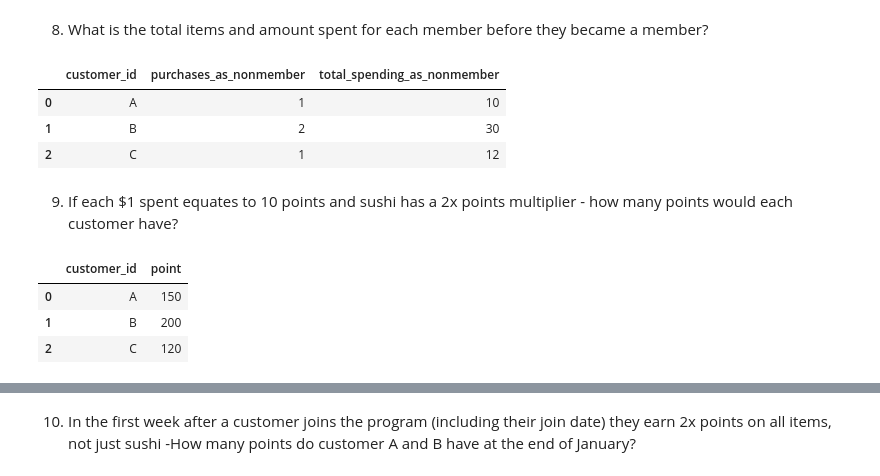
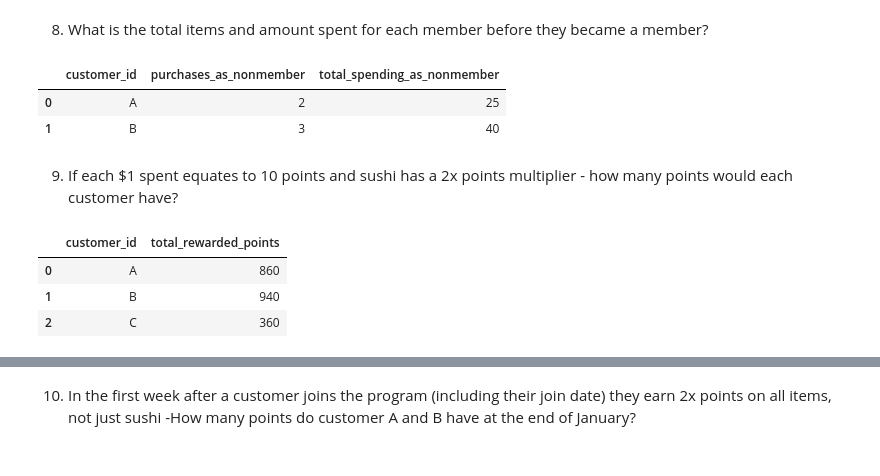
Before and after one commit to sdman135/DataBase-building-and-SQL-query-practice, a Jupyter notebook: Sqlite3-Exercise 2.ipynb, the cells around one changed output, grey strips where cells are left out. Drawn from its saved outputs; the diff is of its cells as text; code cells hidden in the pictures.

```diff
--- a/Sqlite3-Exercise 2.ipynb
+++ b/Sqlite3-Exercise 2.ipynb
@@ -527,43 +519,41 @@ first_purchase_before_membership
 # %%
 total_items_and_amount_spent_before_membership = pd.read_sql_query("""
                                                                       select s.customer_id, count(s.product_id) purchases_as_nonmember, sum(m.price) total_spending_as_nonmember
                                                                       from sales s
-                                                                      inner join menu m
+                                                                      left join menu m
                                                                           on s.product_id = m.product_id
-                                                                      inner join members me
+                                                                      left join members me
                                                                           on s.customer_id = me.customer_id
                                                                       where s.order_date < me.join_date
                                                                       group by s.customer_id
                                                                       """,conn)
 
 total_items_and_amount_spent_before_membership
 # %% [output]
 |  | customer_id | purchases_as_nonmember | total_spending_as_nonmember |
-| 0 | A | 1 | 10 |
-| 1 | B | 2 | 30 |
-| 2 | C | 1 | 12 |
+| 0 | A | 2 | 25 |
+| 1 | B | 3 | 40 |
 # %% [markdown]
 9) If each $1 spent equates to 10 points and sushi has a 2x points multiplier - how many points would each customer have?
 # %%
 total_reward_points = pd.read_sql_query("""
                                            select s.customer_id,
-                                               case
-                                                   when s.product_id = 1 THEN 200
-                                                   when s.product_id = 2 THEN 150
-                                                   when s.product_id = 3 THEN 120
-                                               end as point
+                                                  sum(case
+                                                      when s.product_id = 1 THEN (m.price * 10) * 2
+                                                      when s.product_id = 2 THEN (m.price * 10)
+                                                      when s.product_id = 3 THEN (m.price * 10)
+                                                      end) as total_rewarded_points
                                            from sales s
                                            inner join menu m
                                                on s.product_id = m.product_id
-                                           inner join members me
+                                           left join members me
                                                on s.customer_id = me.customer_id
-                                           where s.order_date >= me.join_date
                                            group by s.customer_id
                                            """,conn)
 
 total_reward_points
 # %% [output]
-|  | customer_id | point |
-| 0 | A | 150 |
-| 1 | B | 200 |
-| 2 | C | 120 |
+|  | customer_id | total_rewarded_points |
+| 0 | A | 860 |
+| 1 | B | 940 |
+| 2 | C | 360 |
```
Also changed, not shown: parts of 12 cells of this notebook.
